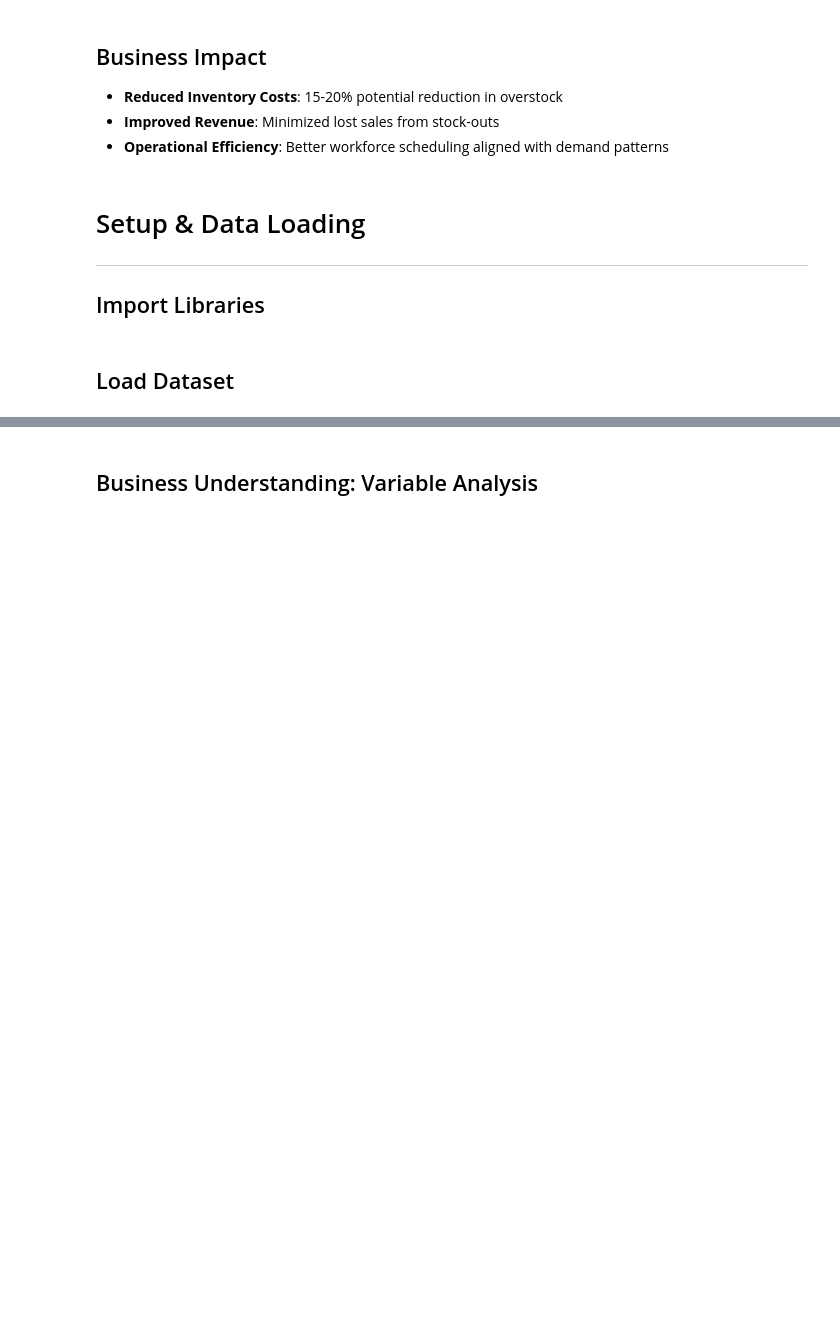
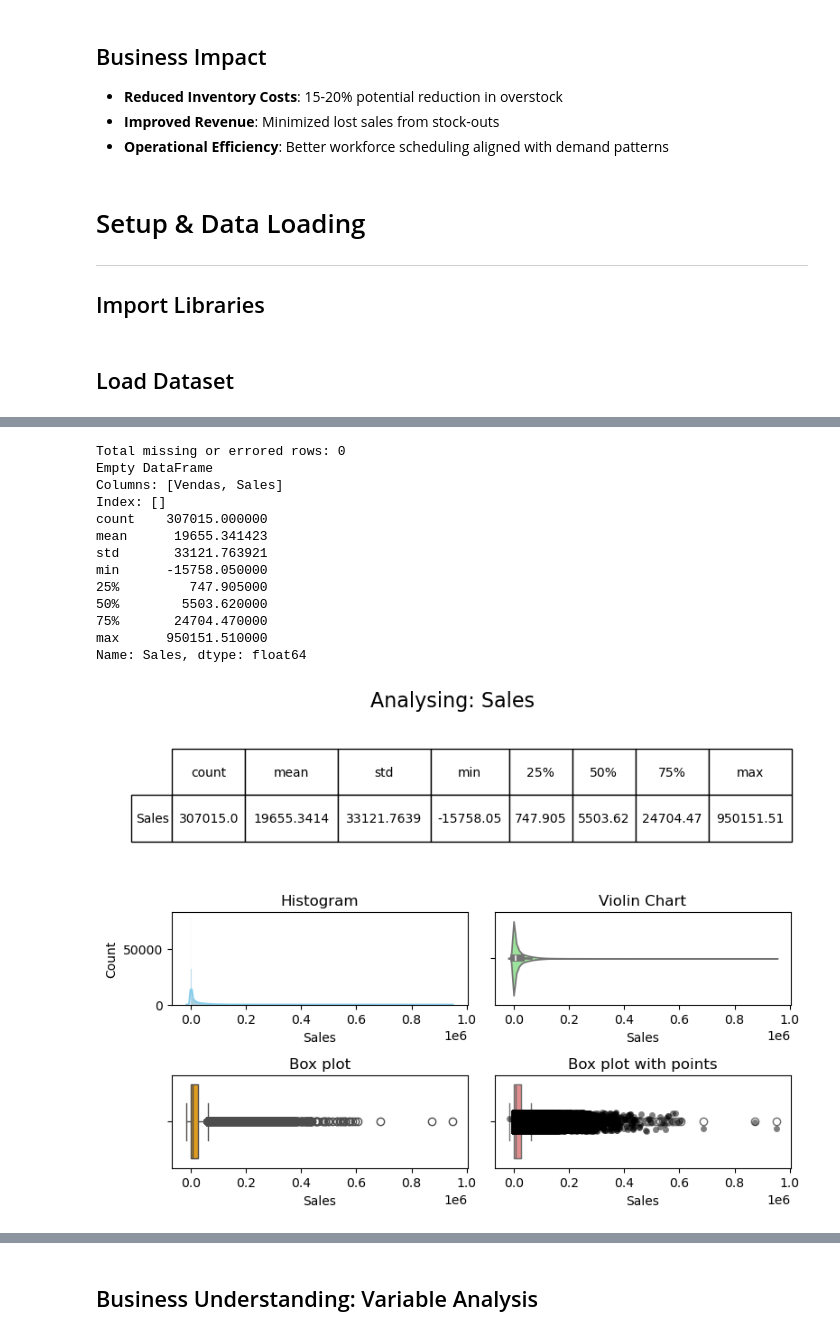
Before and after one commit to RakellM/ASN-DSA-T5, a Jupyter notebook: 33-ST/Homework/Project_1.ipynb, the cells around one changed output, grey strips where cells are left out. Drawn from its saved outputs; the diff is of its cells as text; code cells hidden in the pictures; blank space fills up the shorter version.

```diff
--- a/33-ST/Homework/Project_1.ipynb
+++ b/33-ST/Homework/Project_1.ipynb
@@ -56,8 +64,10 @@ import pandas as pd
 # %%
 ## PATH
-project_dir = os.path.join(os.path.expanduser("~"),
+main_dir = os.path.join(os.path.expanduser("~"),
                            "OneDrive",
-                           "Project_Code",
+                           "Project_Code")
+
+project_dir = os.path.join(main_dir,
                            "ASN-DSA-T5",
                            "33-ST",
                            "Homework")
@@ -104,0 +430,15 @@ memory usage: 30.5+ MB
+# %%
+# Variable : Data_new
+# Convert date from string to date
+df["Date"] = pd.to_datetime(df["Data_new"], errors='coerce')
+
+# Count total missing/invalid dates
+missing_count = df["Date"].isna().sum()
+print(f"Total missing or errored rows: {missing_count}")
+
+# Filter and display rows where the conversion failed
+error_rows = df[df["Date"].isna()]
+print(error_rows[["Data_new", "Date"]])
+
+# Check the earliest and latest dates to spot typos
+print(df["Date"].describe())
@@ -104,0 +463,32 @@ memory usage: 30.5+ MB
+# %%
+# Variable: Vendas
+# Convert from string to float
+df["Sales"] = df["Vendas"].str.replace(",", "").astype(float)
+
+# Count total missing/invalid
+missing_count = df["Sales"].isna().sum()
+print(f"Total missing or errored rows: {missing_count}")
+
+# Filter and display rows where the conversion failed
+error_rows = df[df["Sales"].isna()]
+print(error_rows[["Vendas", "Sales"]])
+
+# Check the earliest and latest
+print(df["Sales"].describe())
+
+univariate_numeric_variable(df, "Sales")
+# %% [output]
+Total missing or errored rows: 0
+Empty DataFrame
+Columns: [Vendas, Sales]
+Index: []
+count    307015.000000
+mean      19655.341423
+std       33121.763921
+min      -15758.050000
+25%         747.905000
+50%        5503.620000
+75%       24704.470000
+max      950151.510000
+Name: Sales, dtype: float64
+[figure, added]
```
Also changed, not shown: parts of 51 cells of this notebook, 2 other files.
